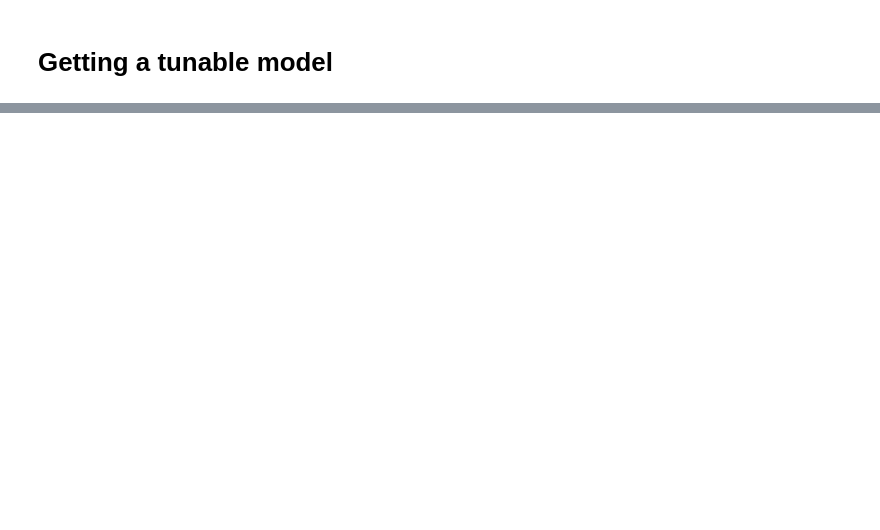
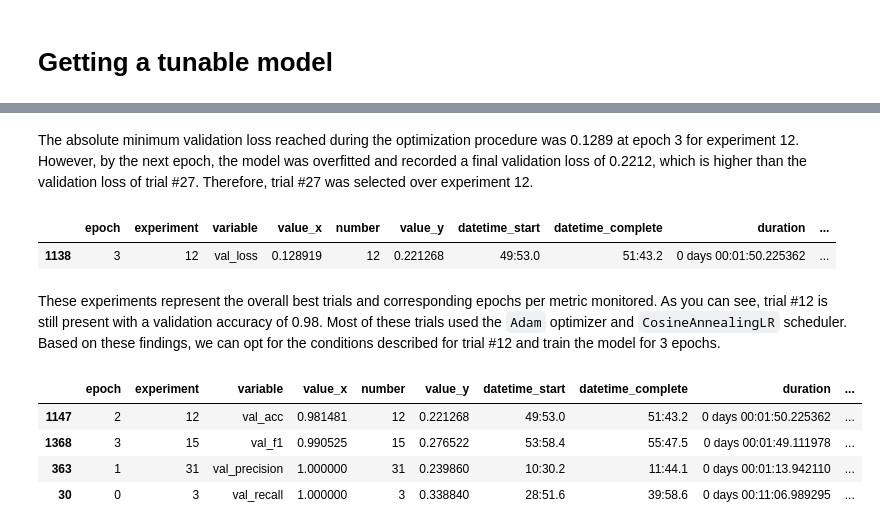
Before and after one commit to adamcseresznye/DeepLCMS, a Jupyter notebook: src/train_google_colab/exp_4_hyperparamater_tuning.ipynb, the cells around one changed output, grey strips where cells are left out. Cells and saved outputs as stored; diff of their text form; code cells hidden in the pictures; blank space fills up the shorter version.

```diff
--- a/src/train_google_colab/exp_4_hyperparamater_tuning.ipynb
+++ b/src/train_google_colab/exp_4_hyperparamater_tuning.ipynb
@@ -288,0 +363,25 @@ plot_param_importances(study)
+# %% [markdown]
+The absolute minimum validation loss reached during the optimization procedure was 0.1289 at epoch 3 for experiment 12. However, by the next epoch, the model was overfitted and recorded a final validation loss of 0.2212, which is higher than the validation loss of trial #27. Therefore, trial #27 was selected over experiment 12.
+# %%
+(
+    df.loc[lambda df: df.groupby("variable")["value_x"].idxmin(), :].query(
+        "variable.str.contains('val_loss') "
+    )
+)
+# %% [output]
+|  | epoch | experiment | variable | value_x | number | value_y | datetime_start | datetime_complete | duration | ... |
+| 1138 | 3 | 12 | val_loss | 0.128919 | 12 | 0.221268 | 49:53.0 | 51:43.2 | 0 days 00:01:50.225362 | ... |
+# %% [markdown]
+These experiments represent the overall best trials and corresponding epochs per metric monitored. As you can see, trial #12 is still present with a validation accuracy of 0.98. Most of these trials used the `Adam` optimizer and `CosineAnnealingLR` scheduler. Based on these findings, we can opt for the conditions described for trial #12 and train the model for 3 epochs.
+# %%
+(
+    df.loc[lambda df: df.groupby("variable")["value_x"].idxmax(), :].query(
+        "~variable.str.contains('train|loss')"
+    )
+)
+# %% [output]
+|  | epoch | experiment | variable | value_x | number | value_y | datetime_start | datetime_complete | duration | ... |
+| 1147 | 2 | 12 | val_acc | 0.981481 | 12 | 0.221268 | 49:53.0 | 51:43.2 | 0 days 00:01:50.225362 | ... |
+| 1368 | 3 | 15 | val_f1 | 0.990525 | 15 | 0.276522 | 53:58.4 | 55:47.5 | 0 days 00:01:49.111978 | ... |
+| 363 | 1 | 31 | val_precision | 1.000000 | 31 | 0.239860 | 10:30.2 | 11:44.1 | 0 days 00:01:13.942110 | ... |
+| 30 | 0 | 3 | val_recall | 1.000000 | 3 | 0.338840 | 28:51.6 | 39:58.6 | 0 days 00:11:06.989295 | ... |
```
Also changed, not shown: parts of 11 cells of this notebook, 4 other files.
